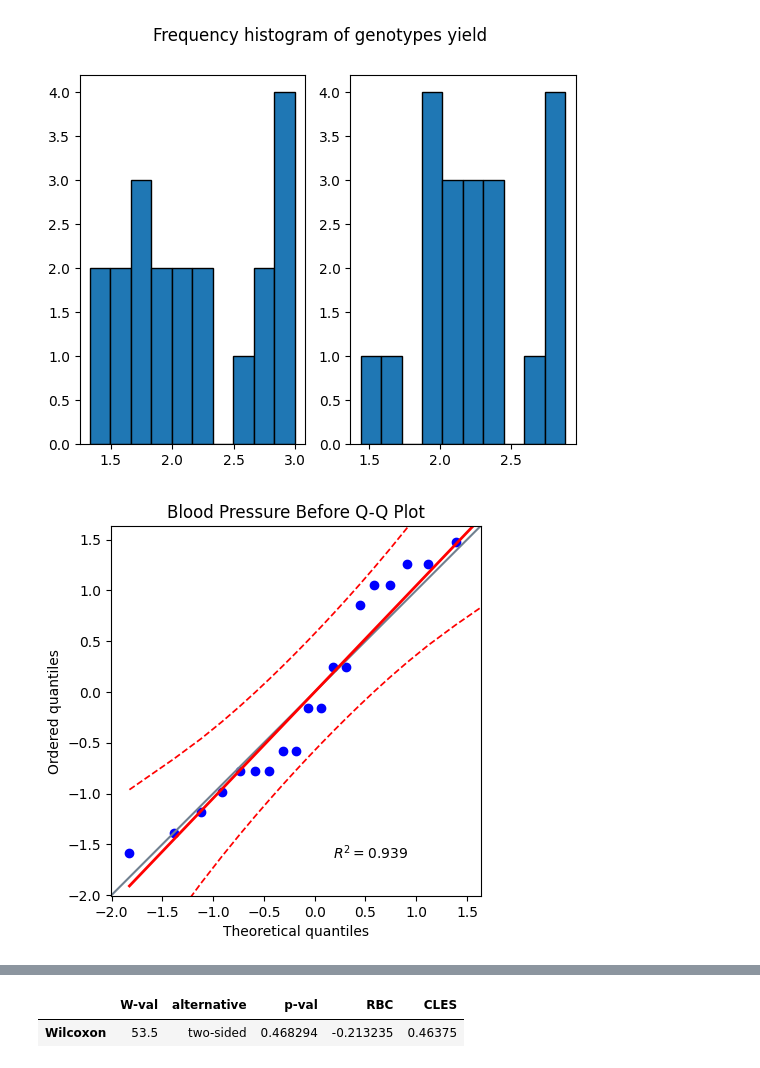
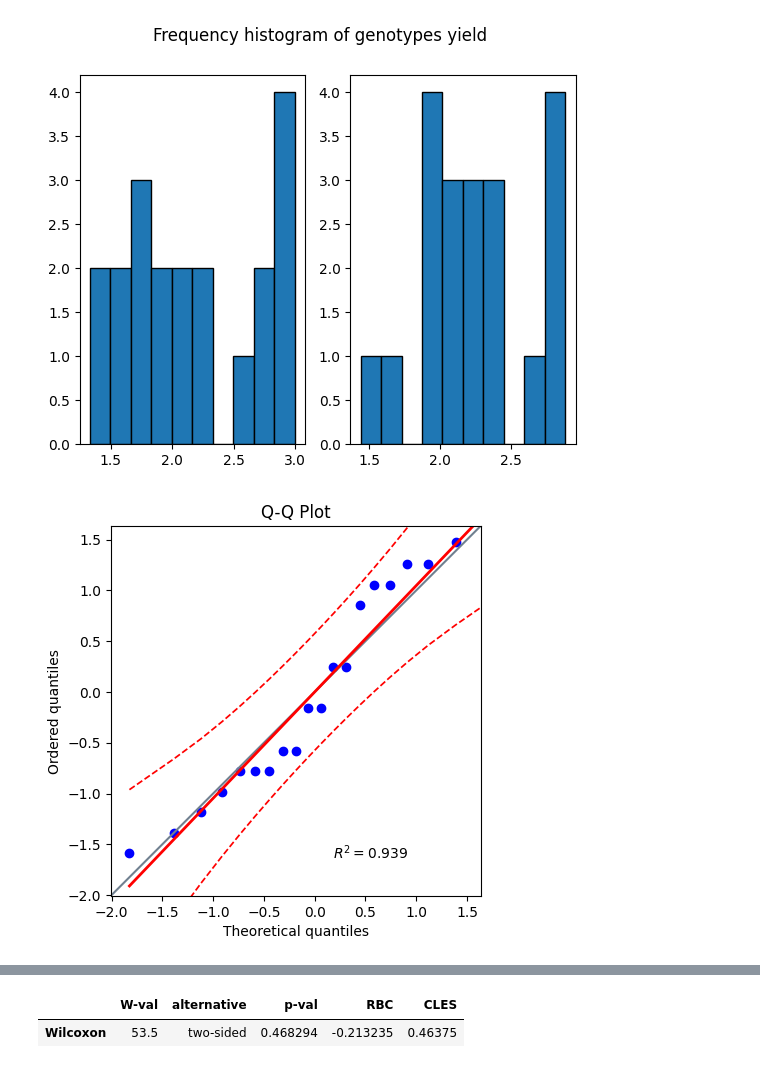
Before and after one commit to air4children/dei-hri2023, a Jupyter notebook: article/notebooks/survey-results-wilcoxon.ipynb, the cells around one changed output, grey strips where cells are left out. Saved outputs shown, nothing was run; the diff lists cells and outputs as text; code cells hidden in the pictures.

Commit message:
updates notebooks with final results and adds figures (#08)

```diff
--- a/article/notebooks/survey-results-wilcoxon.ipynb
+++ b/article/notebooks/survey-results-wilcoxon.ipynb
@@ -25,4 +54,5 @@ import pingouin
 # %%
+## Average values of responses
 X = ['S1','S2','S3','S4','S5','S6','S7','S8','S9','S10',
      'S11','S12','S13','S14','S15','S16','S17','S18','S19','S20']
 Nov14 = [1.77, 1.33, 2.77, 1.77, 2.66, 3.00, 2.11, 3.00, 1.88, 1.77,
@@ -30,10 +60,20 @@ Nov14 = [1.77, 1.33, 2.77, 1.77, 2.66, 3.00, 2.11, 3.00, 1.88, 1.77,
 Nov23 = [2.11, 1.66, 2.77, 1.88, 2.44, 2.77, 1.88, 2.22, 1.88, 2.22,
          2.88, 2.33, 2.66, 2.11, 2.00, 1.44, 2.77, 2.44, 2.11, 2.22]
 
+#empty diff list
+diff = []
+
+#two lists are passed to zip
+zip_object = zip(Nov14, Nov23)
+
+#loop to find diff of each element
+for list1_i, list2_i in zip_object:
+    diff.append(list1_i - list2_i)
 
 data = {'Statements': X,
         'Nov14': Nov14,
         'Nov23': Nov23,
+        'Diff': diff
         }
 
 df = pd.DataFrame(data)
@@ -86,12 +127,16 @@ plt.show()
 # %% [output]
 [figure]
 # %%
+#
+# It is easier to see if there are any deviations from normality when the data is plotted as a q-q plot.
+# For both of the variables there appears to be some violations from normality particularly at the end of the data.
+#
 # stats.probplot(df['bp_before'], dist="norm", plot=plt)
 pingouin.qqplot(df['Nov14'], dist='norm')
-plt.title("Blood Pressure Before Q-Q Plot")
+plt.title("Q-Q Plot")
 plt.show()
 # %% [output]
-[figure, old version]
+[figure, new version]
 # %%
 # stats.probplot(df['bp_after'], dist="norm", plot=plt)
 pingouin.qqplot(df['Nov23'], dist='norm')
```
Also changed, not shown: parts of 23 cells of this notebook, 10 other files.
